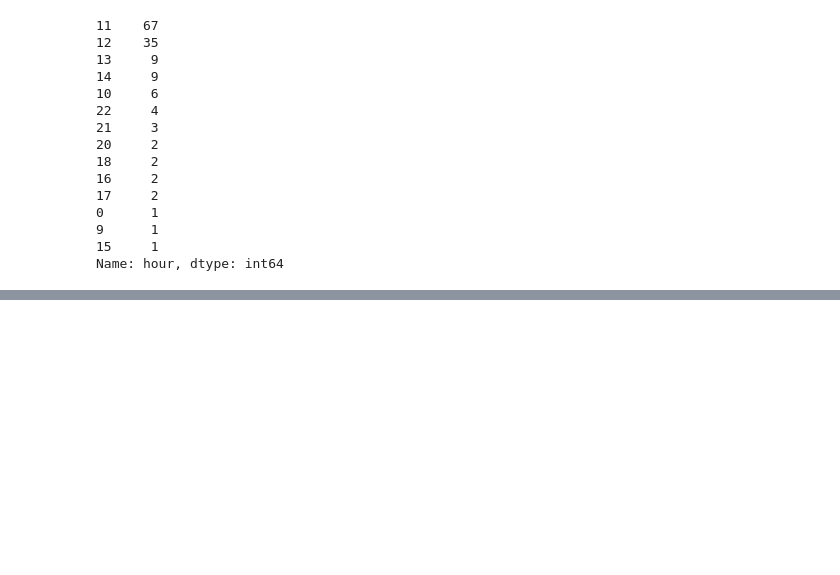
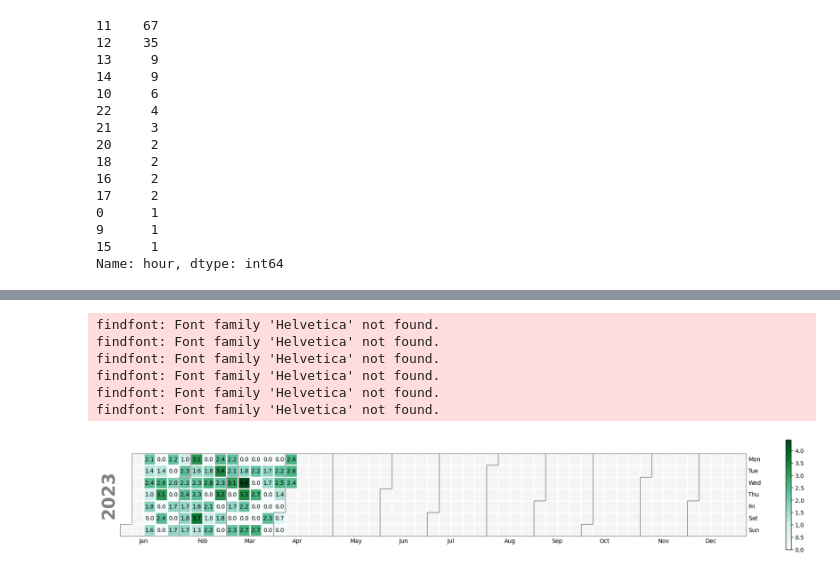
Before and after one commit to nsedler/Garmin-Analysis, a Jupyter notebook: garmin_activities_analysis.ipynb, the cells around one changed output, grey strips where cells are left out. Saved outputs shown, nothing was run; the diff lists cells and outputs as text; code cells hidden in the pictures; blank space fills up the shorter version.

Commit message:
calplot

```diff
--- a/garmin_activities_analysis.ipynb
+++ b/garmin_activities_analysis.ipynb
@@ -118,3 +134,5 @@ df_activities['hour'].value_counts()
 9      1
 15     1
 Name: hour, dtype: int64
+# %%
+df_test = df_activities.set_index('date')
@@ -120,0 +155,10 @@ Name: hour, dtype: int64
+# %%
+pl1 = calplot.calplot(data=df_test['distance'], how='sum', figsize=(20, 3), suptitle='', textformat="{:1.1f}", cmap='BuGn')
+# %% [output]
+findfont: Font family 'Helvetica' not found.
+findfont: Font family 'Helvetica' not found.
+findfont: Font family 'Helvetica' not found.
+findfont: Font family 'Helvetica' not found.
+findfont: Font family 'Helvetica' not found.
+findfont: Font family 'Helvetica' not found.
+[figure, added]
```
Also changed, not shown: parts of 4 cells of this notebook.
